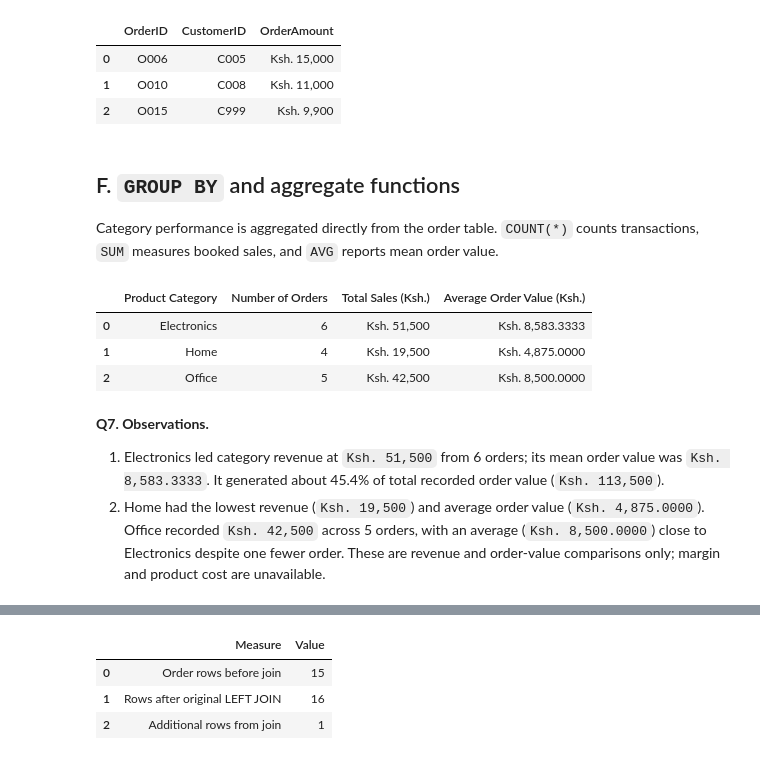
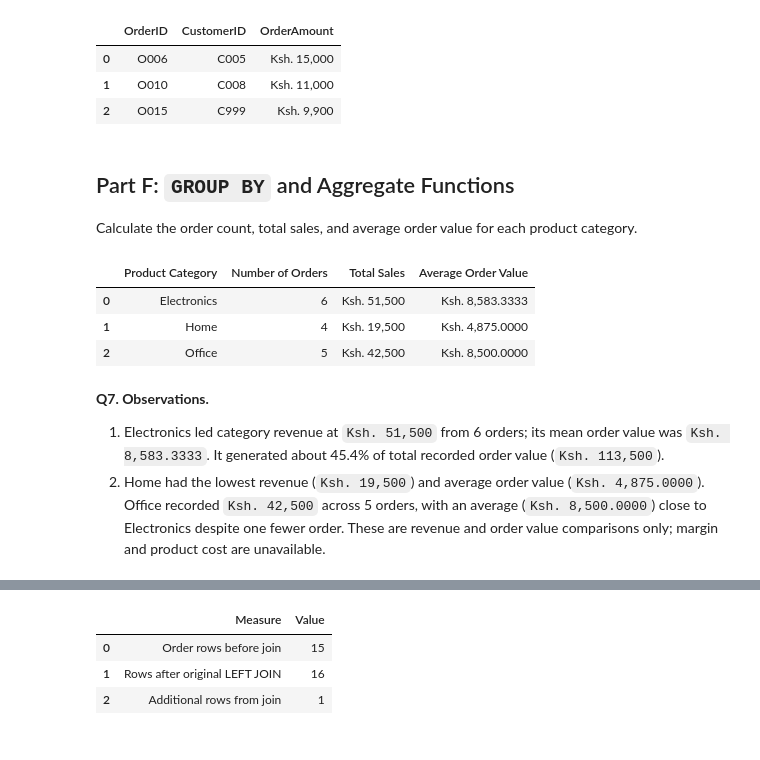
Before and after one commit to tmwakisha/DSA2050-Week2-660146, a Jupyter notebook: DSA2050_Week2_SQL_Lab.ipynb, the cells around one changed output, grey strips where cells are left out. Drawn from its saved outputs; the diff is of its cells as text; code cells hidden in the pictures.

```diff
--- a/DSA2050_Week2_SQL_Lab.ipynb
+++ b/DSA2050_Week2_SQL_Lab.ipynb
@@ -230,34 +222,34 @@ Electronics orders above Ksh. 8,000
 | 0 | O006 | C005 | Ksh. 15,000 |
 | 1 | O010 | C008 | Ksh. 11,000 |
 | 2 | O015 | C999 | Ksh. 9,900 |
-# %% [markdown]
-## F. `GROUP BY` and aggregate functions
-Category performance is aggregated directly from the order table. `COUNT(*)` counts transactions, `SUM` measures booked sales, and `AVG` reports mean order value.
+# %% [markdown]
+## Part F: `GROUP BY` and Aggregate Functions
+Calculate the order count, total sales, and average order value for each product category.
 # %%
 category_query = """
 SELECT ProductCategory AS "Product Category",
        COUNT(*) AS "Number of Orders",
        SUM(OrderAmount) AS total_sales,
        AVG(OrderAmount) AS average_order_value
 FROM orders
 GROUP BY ProductCategory
 ORDER BY CASE ProductCategory
            WHEN 'Electronics' THEN 1
            WHEN 'Home' THEN 2
            WHEN 'Office' THEN 3
            ELSE 4
          END;
 """
 category_kpis_raw = pd.read_sql_query(category_query, conn)
 category_kpis = category_kpis_raw.rename(columns={
-    "total_sales": "Total Sales (Ksh.)",
-    "average_order_value": "Average Order Value (Ksh.)"
+    "total_sales": "Total Sales",
+    "average_order_value": "Average Order Value"
 }).copy()
-category_kpis["Total Sales (Ksh.)"] = category_kpis["Total Sales (Ksh.)"].map(lambda x: f"Ksh. {x:,.0f}")
-category_kpis["Average Order Value (Ksh.)"] = category_kpis["Average Order Value (Ksh.)"].map(lambda x: f"Ksh. {x:,.4f}")
+category_kpis["Total Sales"] = category_kpis["Total Sales"].map(lambda x: f"Ksh. {x:,.0f}")
+category_kpis["Average Order Value"] = category_kpis["Average Order Value"].map(lambda x: f"Ksh. {x:,.4f}")
 display(category_kpis)
 # %% [output]
-|  | Product Category | Number of Orders | Total Sales (Ksh.) | Average Order Value (Ksh.) |
+|  | Product Category | Number of Orders | Total Sales | Average Order Value |
 | 0 | Electronics | 6 | Ksh. 51,500 | Ksh. 8,583.3333 |
 | 1 | Home | 4 | Ksh. 19,500 | Ksh. 4,875.0000 |
 | 2 | Office | 5 | Ksh. 42,500 | Ksh. 8,500.0000 |
@@ -265,4 +257,4 @@ display(category_kpis)
 **Q7. Observations.**
 
 1. Electronics led category revenue at `Ksh. 51,500` from 6 orders; its mean order value was `Ksh. 8,583.3333`. It generated about 45.4% of total recorded order value (`Ksh. 113,500`).
-2. Home had the lowest revenue (`Ksh. 19,500`) and average order value (`Ksh. 4,875.0000`). Office recorded `Ksh. 42,500` across 5 orders, with an average (`Ksh. 8,500.0000`) close to Electronics despite one fewer order. These are revenue and order-value comparisons only; margin and product cost are unavailable.
+2. Home had the lowest revenue (`Ksh. 19,500`) and average order value (`Ksh. 4,875.0000`). Office recorded `Ksh. 42,500` across 5 orders, with an average (`Ksh. 8,500.0000`) close to Electronics despite one fewer order. These are revenue and order value comparisons only; margin and product cost are unavailable.
```
Also changed, not shown: parts of 35 cells of this notebook, 1 other file.
